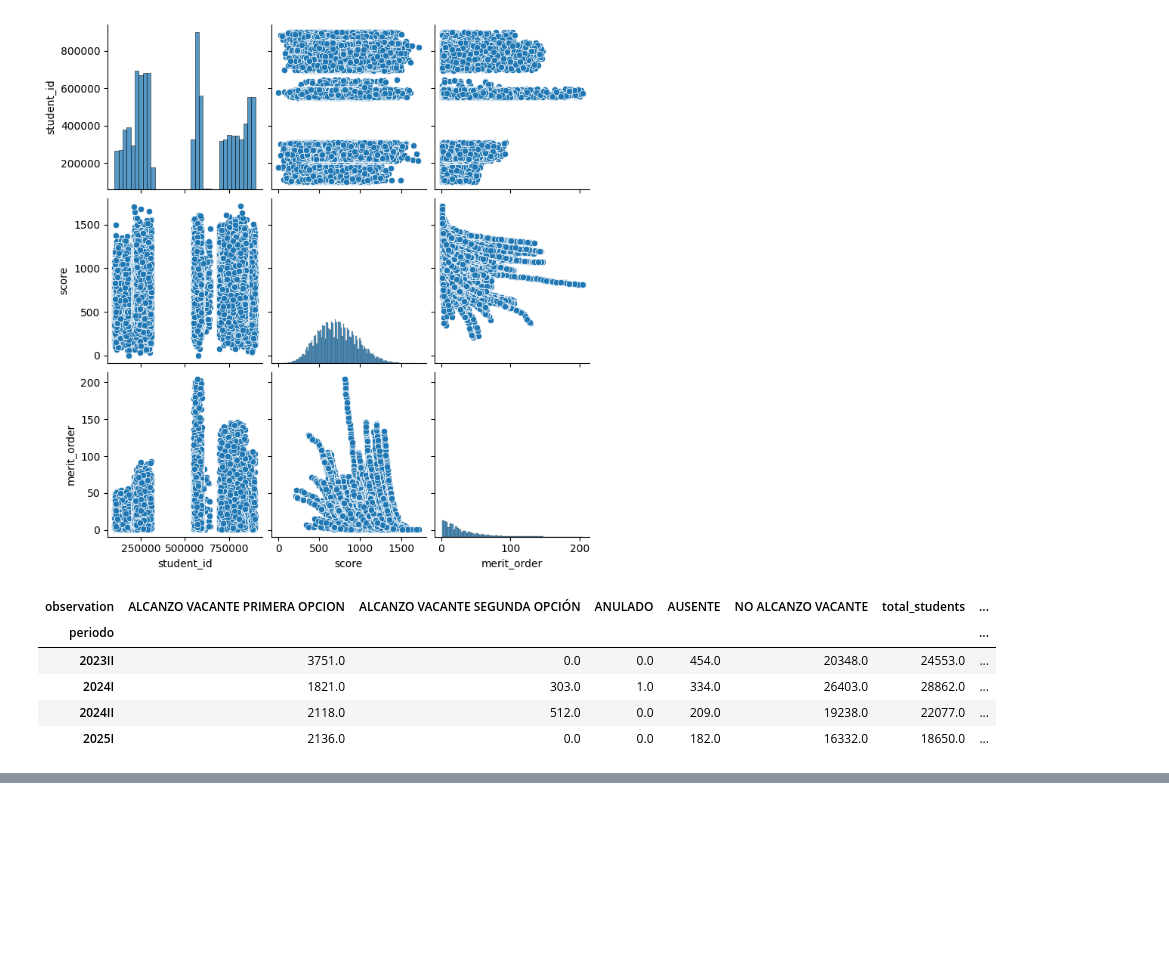
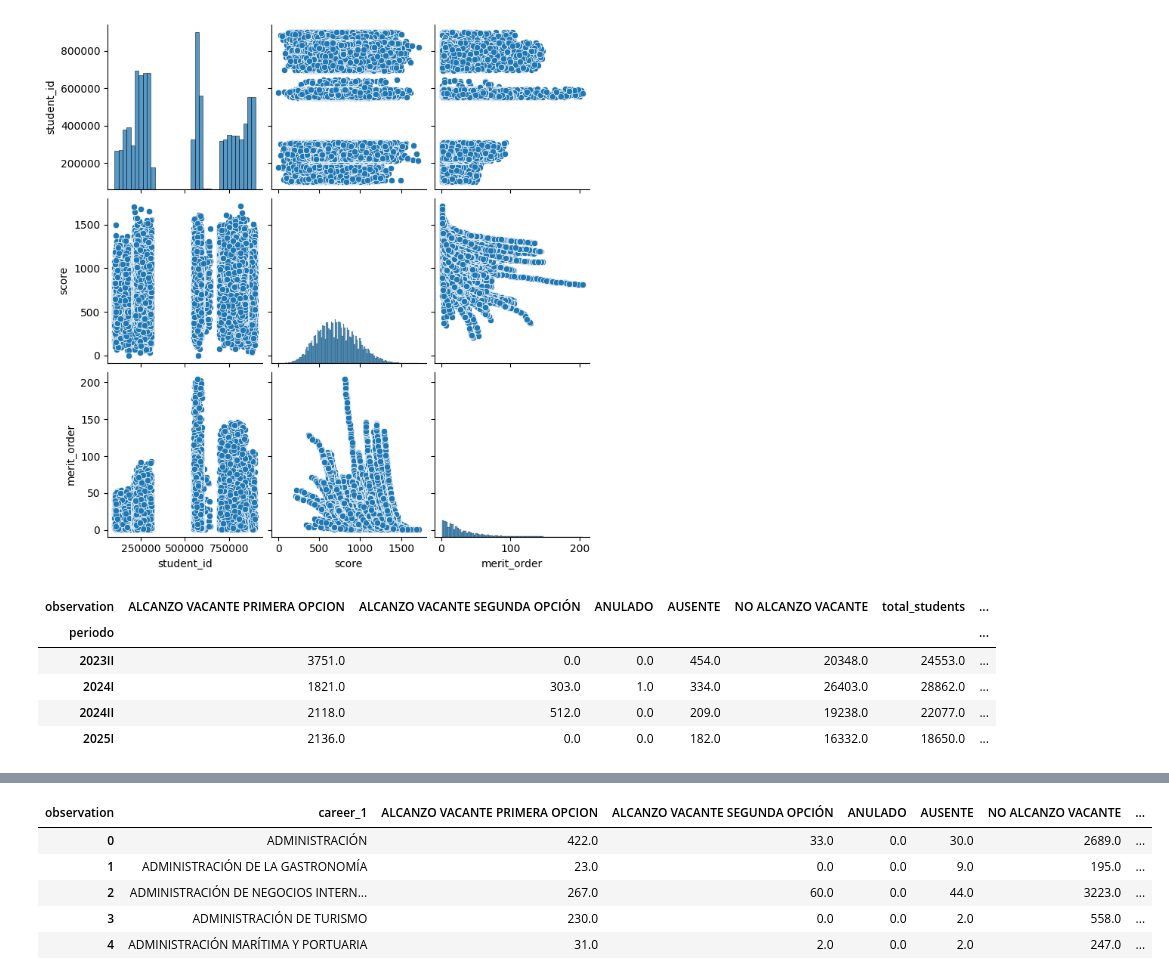
Before and after one commit to Dussand/exam_sm, a Jupyter notebook: delete_data/analisis_postulantes.ipynb, the cells around one changed output, grey strips where cells are left out. Saved outputs shown, nothing was run; the diff lists cells and outputs as text; code cells hidden in the pictures; blank space fills up the shorter version.

```diff
--- a/delete_data/analisis_postulantes.ipynb
+++ b/delete_data/analisis_postulantes.ipynb
@@ -873,0 +887,24 @@ ingresados
+# %%
+funnel = resultados_exam.pivot_table(
+    index = 'career_1',
+    columns= 'observation',
+    values= 'student_id',
+    aggfunc='count'
+).fillna(0).reset_index()
+
+funnel['total_studiantes'] = (
+        funnel.get('ALCANZO VACANTE PRIMERA OPCION', 0)
+      + funnel.get('ALCANZO VACANTE SEGUNDA OPCION', 0)
+      + funnel.get('ANULADO', 0)
+      + funnel.get('AUSENTE', 0)
+      + funnel.get('NO ALCANZO VACANTE', 0)
+)
+
+funnel.head()
+# %% [output]
+| observation | career_1 | ALCANZO VACANTE PRIMERA OPCION | ALCANZO VACANTE SEGUNDA OPCIÓN | ANULADO | AUSENTE | NO ALCANZO VACANTE | ... |
+| 0 | ADMINISTRACIÓN | 422.0 | 33.0 | 0.0 | 30.0 | 2689.0 | ... |
+| 1 | ADMINISTRACIÓN DE LA GASTRONOMÍA | 23.0 | 0.0 | 0.0 | 9.0 | 195.0 | ... |
+| 2 | ADMINISTRACIÓN DE NEGOCIOS INTERN... | 267.0 | 60.0 | 0.0 | 44.0 | 3223.0 | ... |
+| 3 | ADMINISTRACIÓN DE TURISMO | 230.0 | 0.0 | 0.0 | 2.0 | 558.0 | ... |
+| 4 | ADMINISTRACIÓN MARÍTIMA Y PORTUARIA | 31.0 | 2.0 | 0.0 | 2.0 | 247.0 | ... |
```
Also changed, not shown: parts of 9 cells of this notebook, 1 other file.
